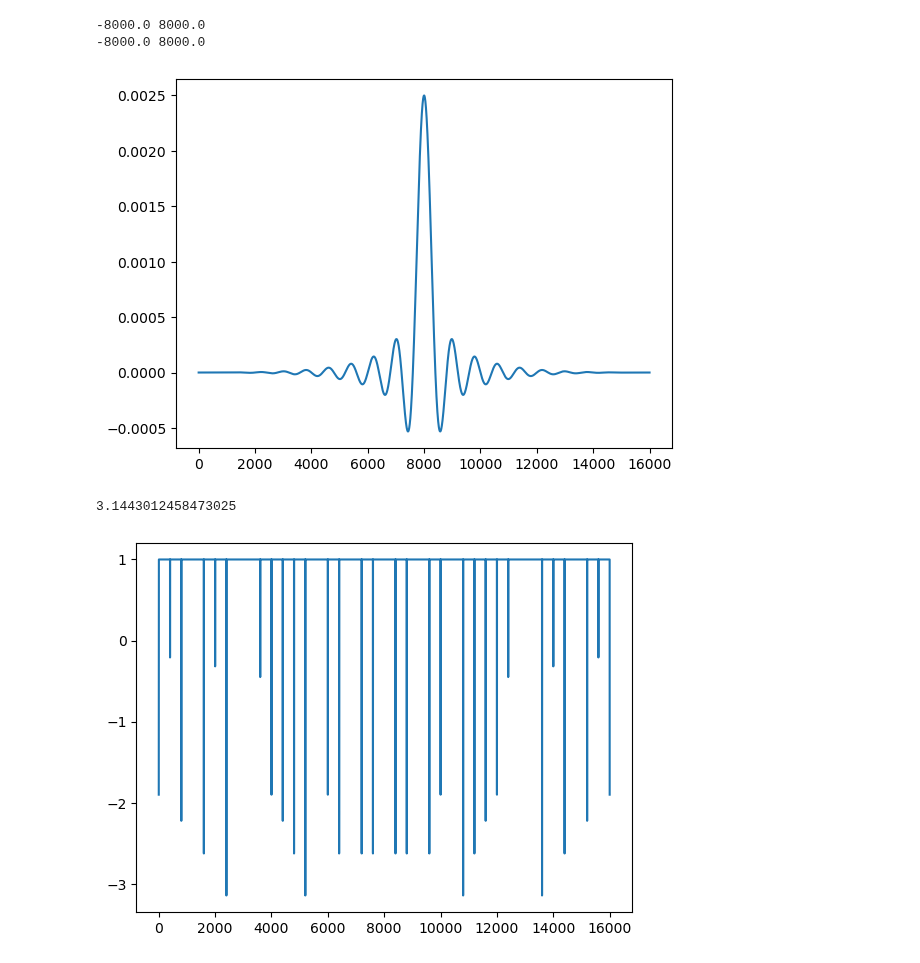
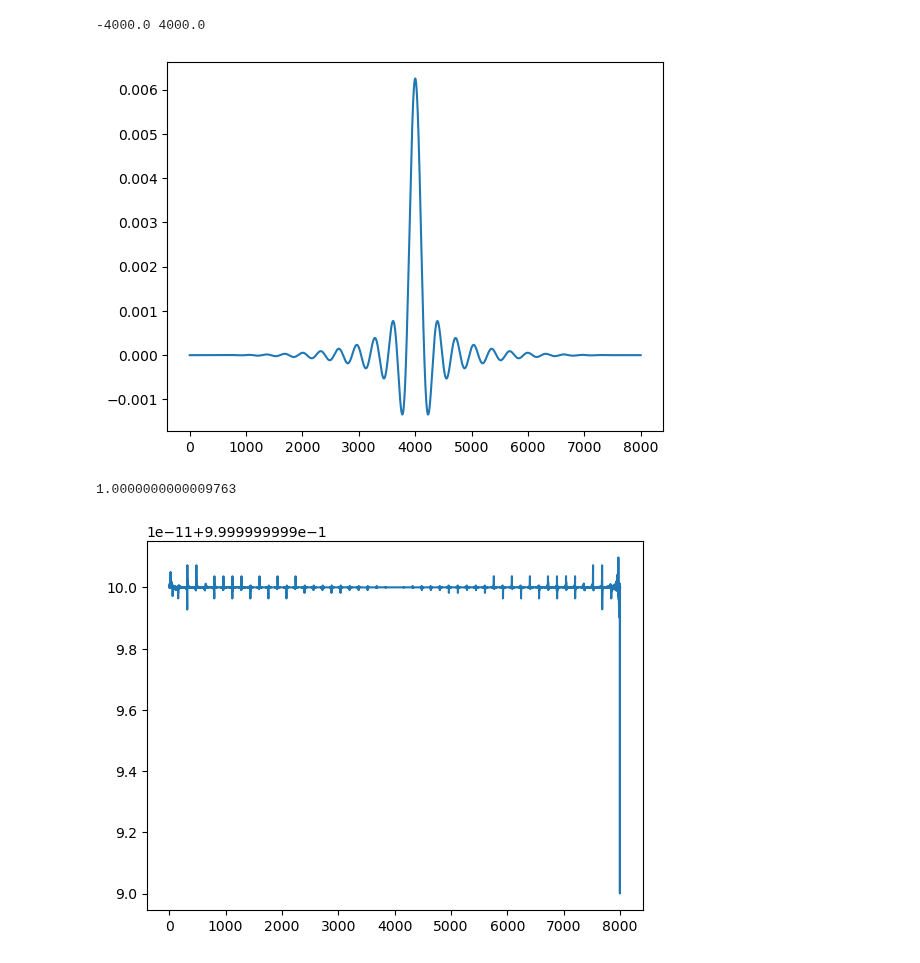
Before and after one commit to ajheller/pll, a Jupyter notebook: pll.ipynb, the cells around one changed output. Drawn from its saved outputs; the diff is of its cells as text; code cells hidden in the pictures.

```diff
--- a/pll.ipynb
+++ b/pll.ipynb
@@ -52,8 +39,11 @@ fs = 16e3 # Sa/sec
 # practice, ignore K during the calculation of the filter kernel, and then normalize
 # all of the samples as needed.
 # %%
-BW_Hz = 4
-Fc_Hz = 20
+BW_Hz = 8
+Fc_Hz = 50
+
+#
+fs = 16e3 # Sa/sec
 
 bw = BW_Hz / fs   # FIXME
 fc = Fc_Hz / fs
@@ -91,34 +81,30 @@ plt.show()
 # %%
 win = sig.windows.blackman(M + 1, sym=True)  # symetric for filter kernels
-
-ii = np.arange(M + 1) - M / 2
-print(np.min(ii), np.max(ii))
 
 iii = np.linspace(-M / 2, +M / 2, M + 1, endpoint=True)
 print(np.min(iii), np.max(iii))
 
 
 ss = (
     np.sinc(2 * fc * iii) * win
 )  # numpy's sinc is normalized, i.e. multiplys the argument by pi
 
 ss /= np.sum(ss)
 
 plt.plot(ss)
 plt.show()
 
 e = h / ss
 print(np.max(np.abs(e)))
 plt.plot(e)
 plt.show()
 
 h = ss
 # %% [output]
--8000.0 8000.0
--8000.0 8000.0
+-4000.0 4000.0
-[figure, old version]
+[figure, new version]
-3.1443012458473025
+1.0000000000009763
-[figure, old version]
+[figure, new version]
 # %%
 fs = 16e3 # Sa/sec
 f0 = 1.5e3 # Hz
```
Also changed, not shown: parts of 5 cells of this notebook.
